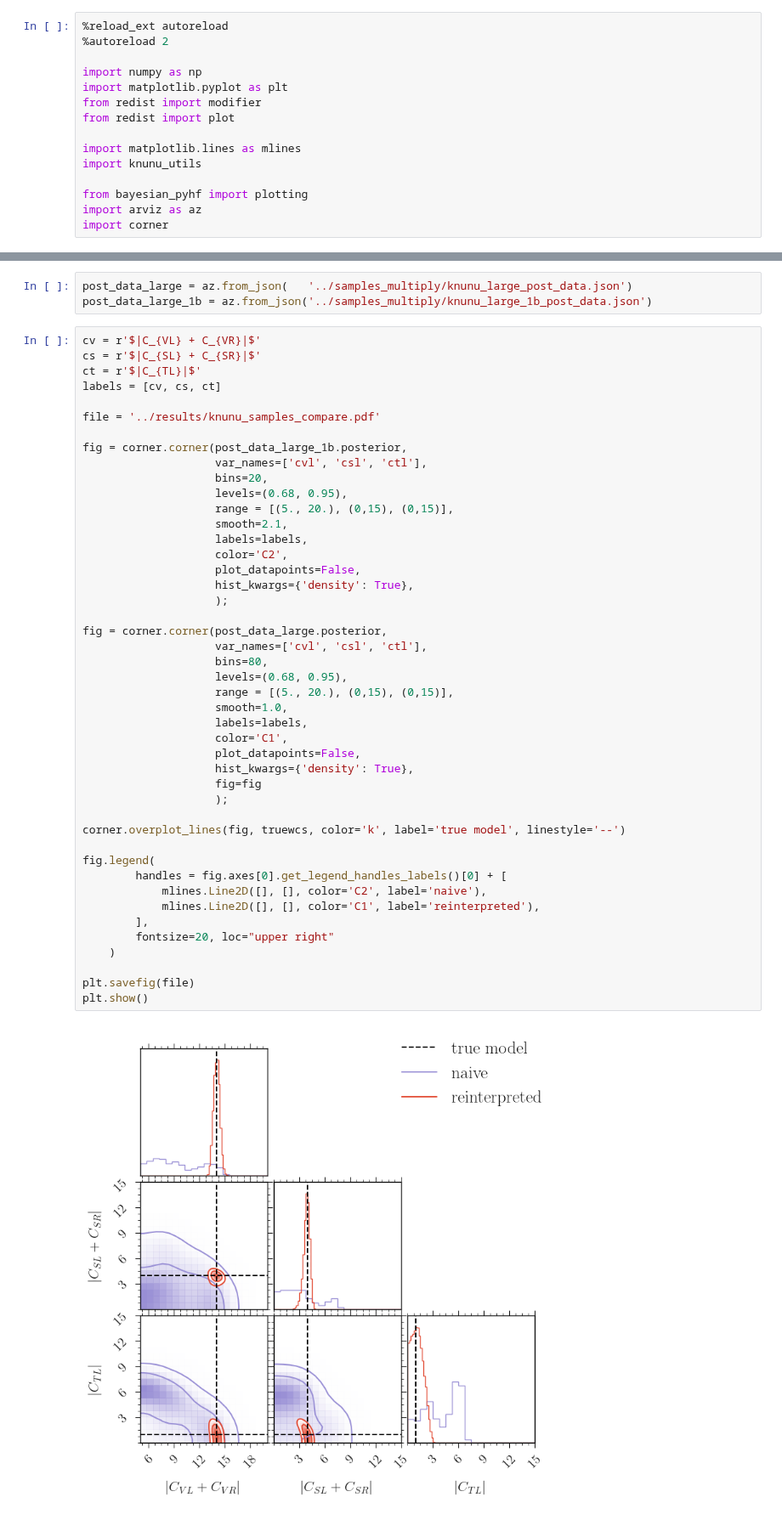
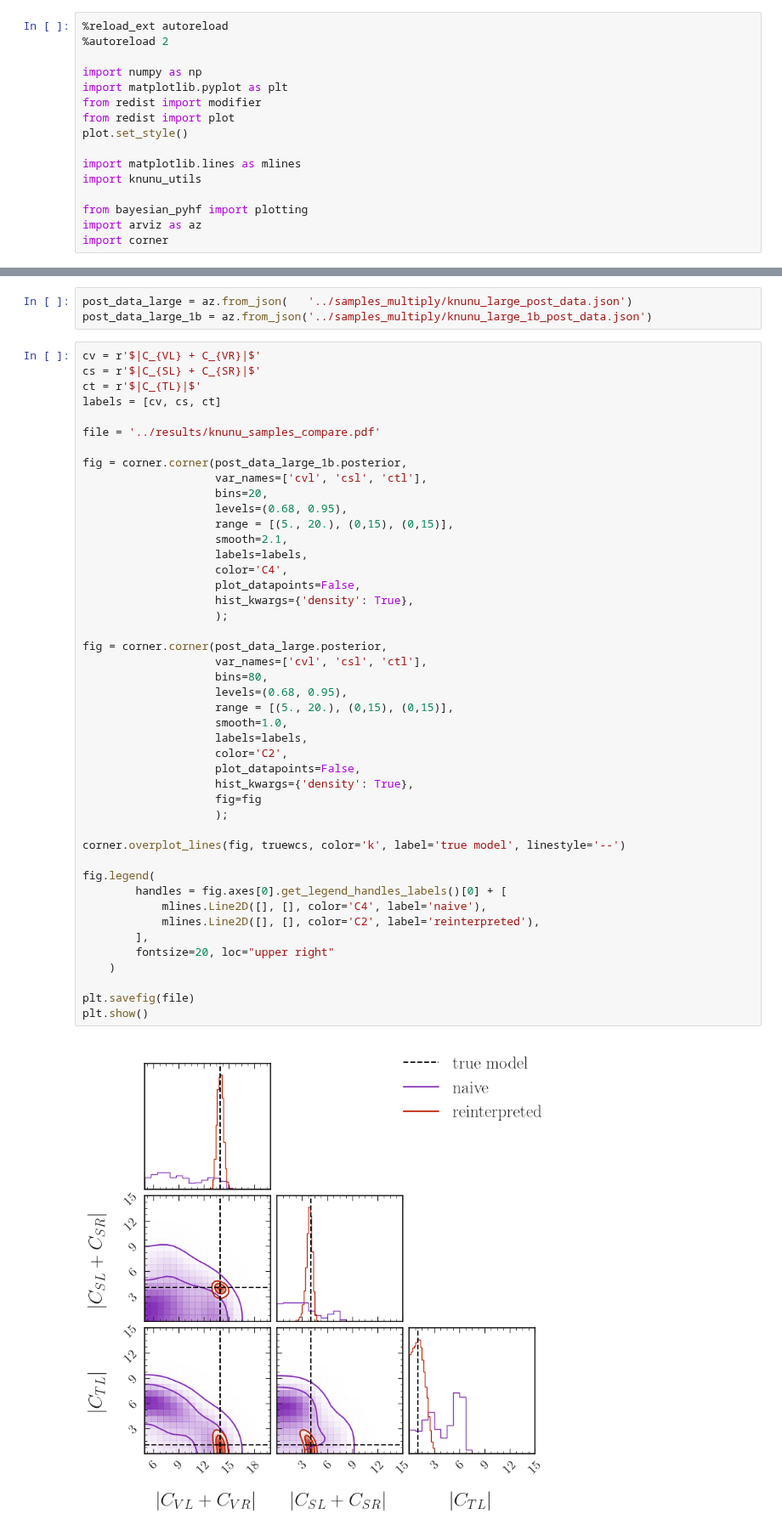
Before and after one commit to lorenzennio/redist, a Jupyter notebook: examples/knunu/knunu_plot_samples.ipynb, the cells around one changed output, grey strips where cells are left out. Shown at 85% size. Saved outputs shown, nothing was run; the diff lists cells and outputs as text.

```diff
--- a/examples/knunu/knunu_plot_samples.ipynb
+++ b/examples/knunu/knunu_plot_samples.ipynb
@@ -6,6 +6,7 @@ import numpy as np
 import matplotlib.pyplot as plt
 from redist import modifier
 from redist import plot
+plot.set_style()
 
 import matplotlib.lines as mlines
 import knunu_utils
@@ -166,35 +161,35 @@ fig = corner.corner(post_data_large_1b.posterior,
                     range = [(5., 20.), (0,15), (0,15)],
                     smooth=2.1,
                     labels=labels,
-                    color='C2',
+                    color='C4',
                     plot_datapoints=False,
                     hist_kwargs={'density': True},
                     );
 
 fig = corner.corner(post_data_large.posterior,
                     var_names=['cvl', 'csl', 'ctl'],
                     bins=80,
                     levels=(0.68, 0.95),
                     range = [(5., 20.), (0,15), (0,15)],
                     smooth=1.0,
                     labels=labels,
-                    color='C1',
+                    color='C2',
                     plot_datapoints=False,
                     hist_kwargs={'density': True},
                     fig=fig
                     );
 
 corner.overplot_lines(fig, truewcs, color='k', label='true model', linestyle='--')
 
 fig.legend(
         handles = fig.axes[0].get_legend_handles_labels()[0] + [
-            mlines.Line2D([], [], color='C2', label='naive'),
-            mlines.Line2D([], [], color='C1', label='reinterpreted'),
+            mlines.Line2D([], [], color='C4', label='naive'),
+            mlines.Line2D([], [], color='C2', label='reinterpreted'),
         ],
         fontsize=20, loc="upper right"
     )
 
 plt.savefig(file)
 plt.show()
 # %% [output]
-[figure, old version]
+[figure, new version]
```
Also changed, not shown: parts of 7 cells of this notebook, 1 other file.
